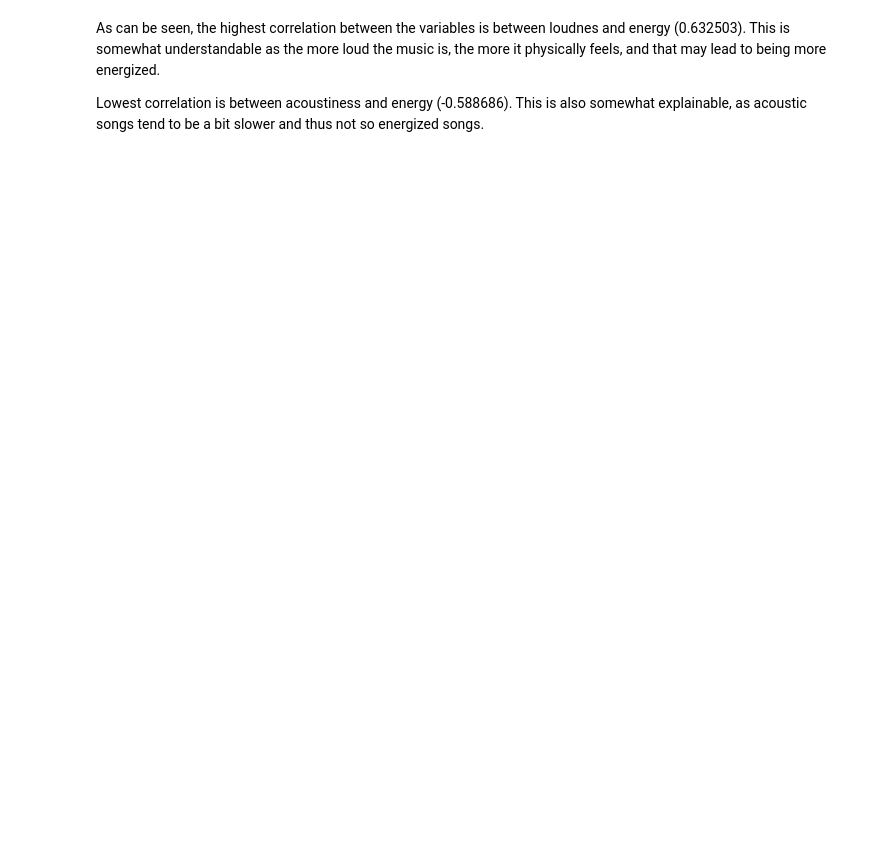
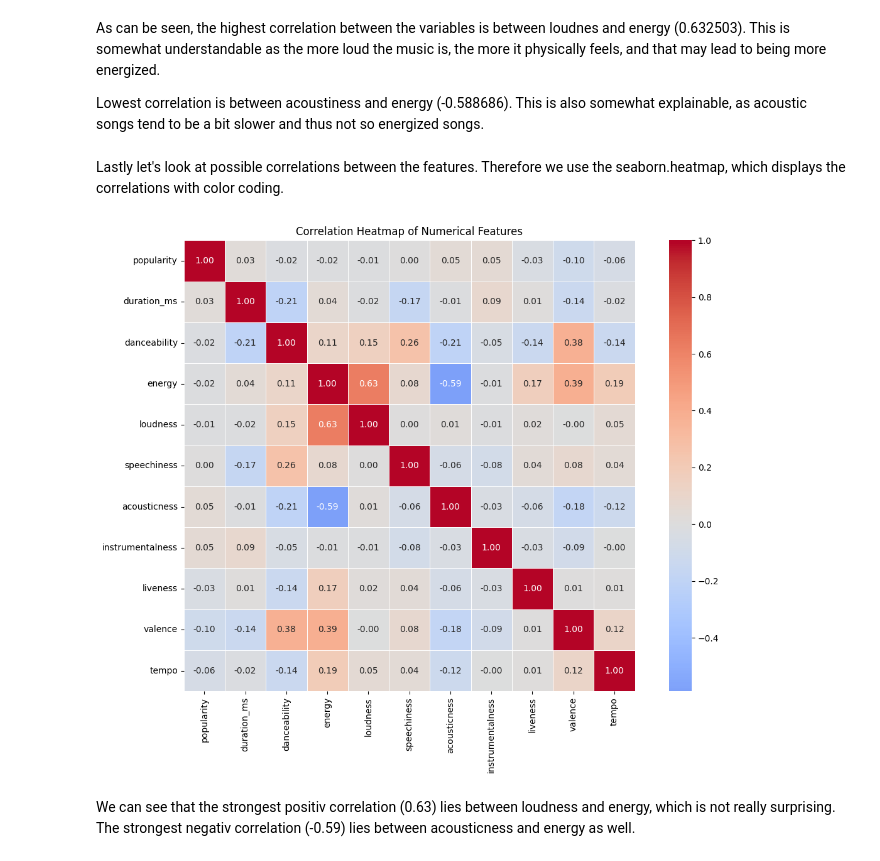
Before and after one commit to SamuelHellqvist/CS4168-DATA-MINING-UL----Project, a Jupyter notebook: EDA_notebook.ipynb, the cells around one changed output. Drawn from its saved outputs; the diff is of its cells as text; code cells hidden in the pictures; blank space fills up the shorter version.

Commit message:
added correlation matrix

```diff
--- a/EDA_notebook.ipynb
+++ b/EDA_notebook.ipynb
@@ -208,3 +220,21 @@ df[['popularity','duration_ms', 'danceability', 'energy', 'loudness', 'speechine
 As can be seen, the highest correlation between the variables is between loudnes and energy (0.632503). This is somewhat understandable as the more loud the music is, the more it physically feels, and that may lead to being more energized.
 
 Lowest correlation is between acoustiness and energy (-0.588686). This is also somewhat explainable, as acoustic songs tend to be a bit slower and thus not so energized songs.
+# %% [markdown]
+Lastly let's look at possible correlations between the features. Therefore we use the seaborn.heatmap, which displays the correlations with color coding.
+# %%
+import seaborn as sns
+import matplotlib.pyplot as plt
+
+corr = df[['popularity','duration_ms', 'danceability', 'energy', 'loudness', 'speechiness',
+           'acousticness', 'instrumentalness', 'liveness', 'valence', 'tempo']].corr()
+
+plt.figure(figsize=(12, 9))
+sns.heatmap(corr, annot=True, fmt='.2f', cmap='coolwarm', center=0, linewidths=0.5, square=True)
+plt.title('Correlation Heatmap of Numerical Features')
+plt.tight_layout()
+plt.show()
+# %% [output]
+[figure, added]
+# %% [markdown]
+We can see that the strongest positiv correlation (0.63) lies between loudness and energy, which is not really surprising. The strongest negativ correlation (-0.59) lies between acousticness and energy as well.
```
Also changed, not shown: parts of 6 cells of this notebook.
